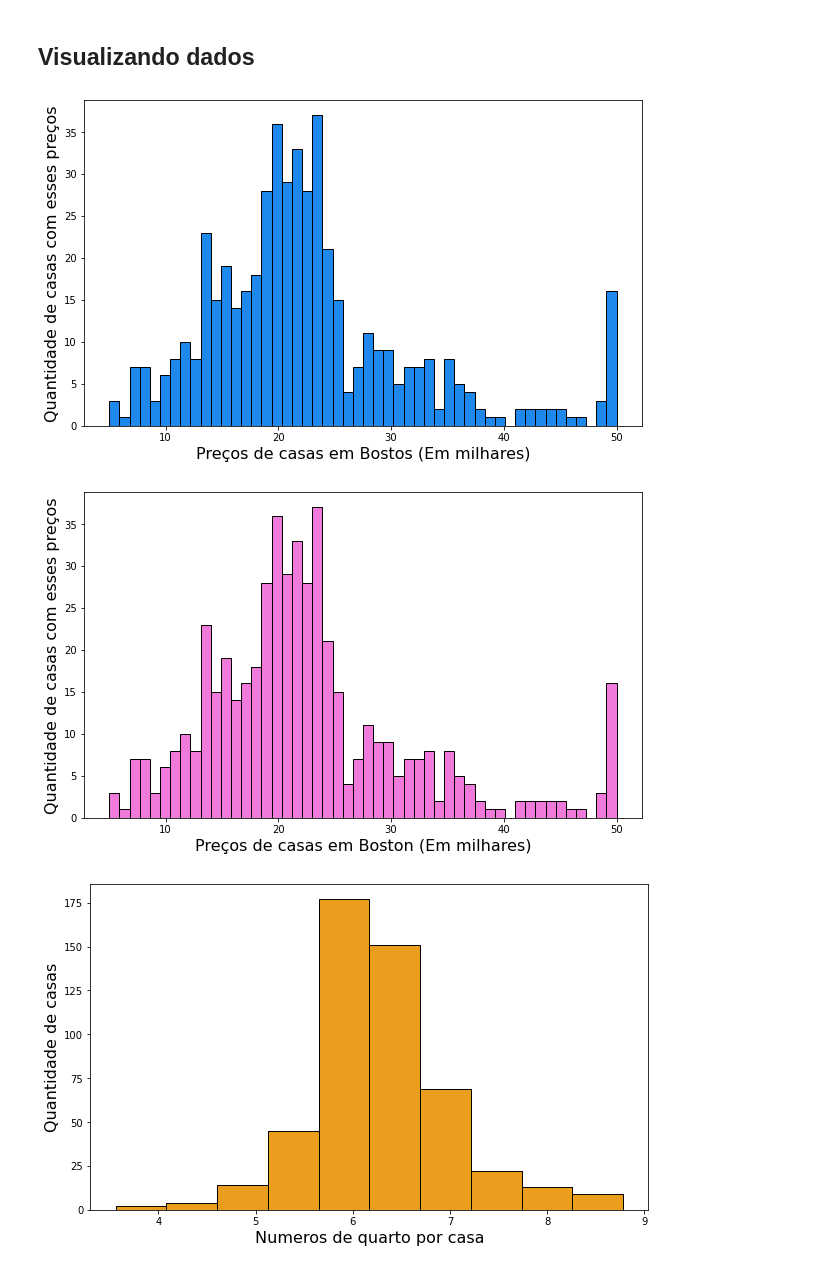
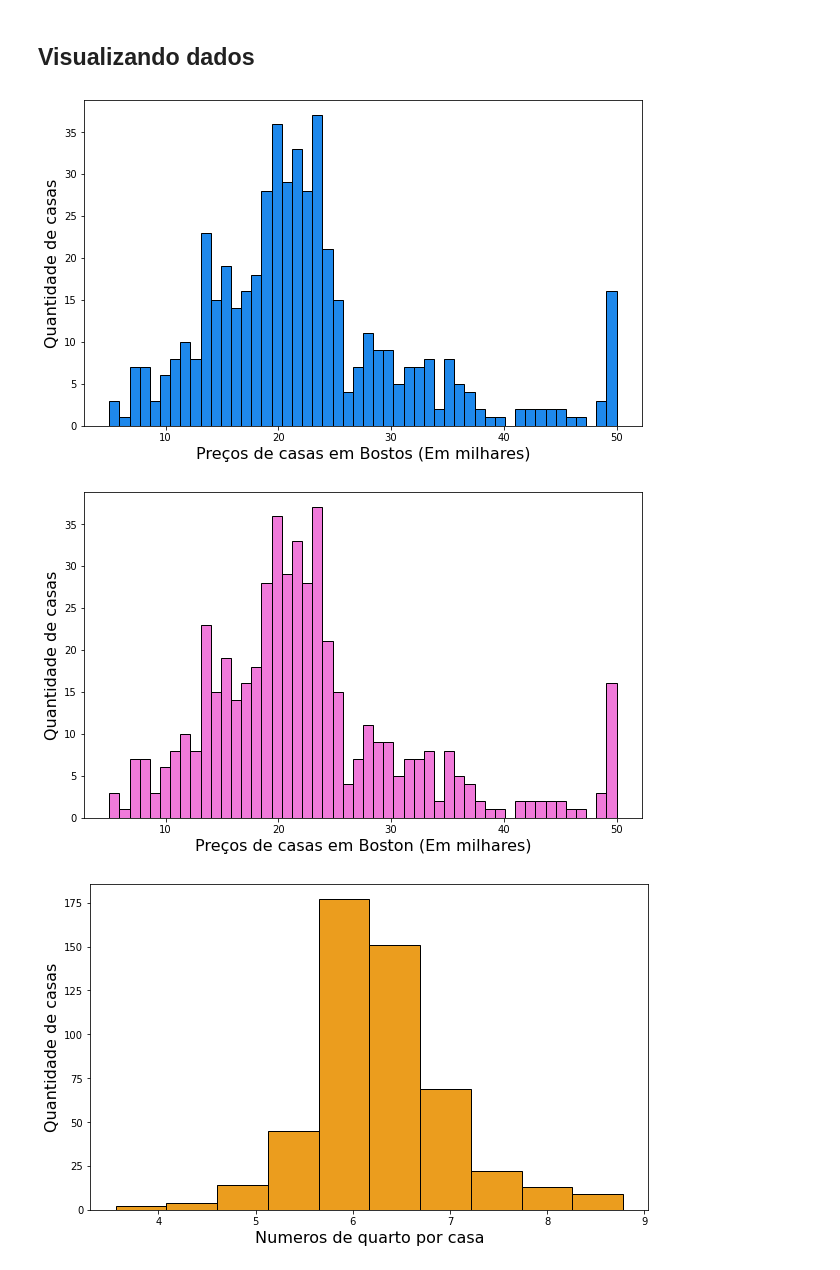
Before and after one commit to jhonatacaiob/Bootcamp-Data-Science, a Jupyter notebook: Secao-5/Regressão multivariável.ipynb, the cells around one changed output. Drawn from its saved outputs; the diff is of its cells as text; code cells hidden in the pictures.

Commit message:
Alterações no histograma feito com o seaborn

```diff
--- a/Secao-5/Regressão multivariável.ipynb
+++ b/Secao-5/Regressão multivariável.ipynb
@@ -202,24 +202,24 @@ memory usage: 55.5 KB
 # %%
 plt.figure(figsize= (10,6))
 plt.hist(x = dados["PRICE"], bins = 50, ec = "black", color = "#1E88EB")
 
 plt.xlabel("Preços de casas em Bostos (Em milhares)", fontsize = 16)
-plt.ylabel("Quantidade de casas com esses preços", fontsize = 16)
+plt.ylabel("Quantidade de casas", fontsize = 16)
 
 plt.show()
 # %% [output]
-[figure, old version]
+[figure, new version]
 # %%
 plt.figure(figsize= (10,6))
 
 sns.histplot(data=dados, x="PRICE", color = "#EB4DCE", bins = 50)
 
 plt.xlabel("Preços de casas em Boston (Em milhares)", fontsize = 16)
-plt.ylabel("Quantidade de casas com esses preços", fontsize = 16)
+plt.ylabel("Quantidade de casas", fontsize = 16)
 
 plt.show()
 # %% [output]
-[figure, old version]
+[figure, new version]
 # %%
 plt.figure(figsize= (10,6))
 plt.hist(x = dados["RM"], ec = "black", color = "#EB9D1E")
```
